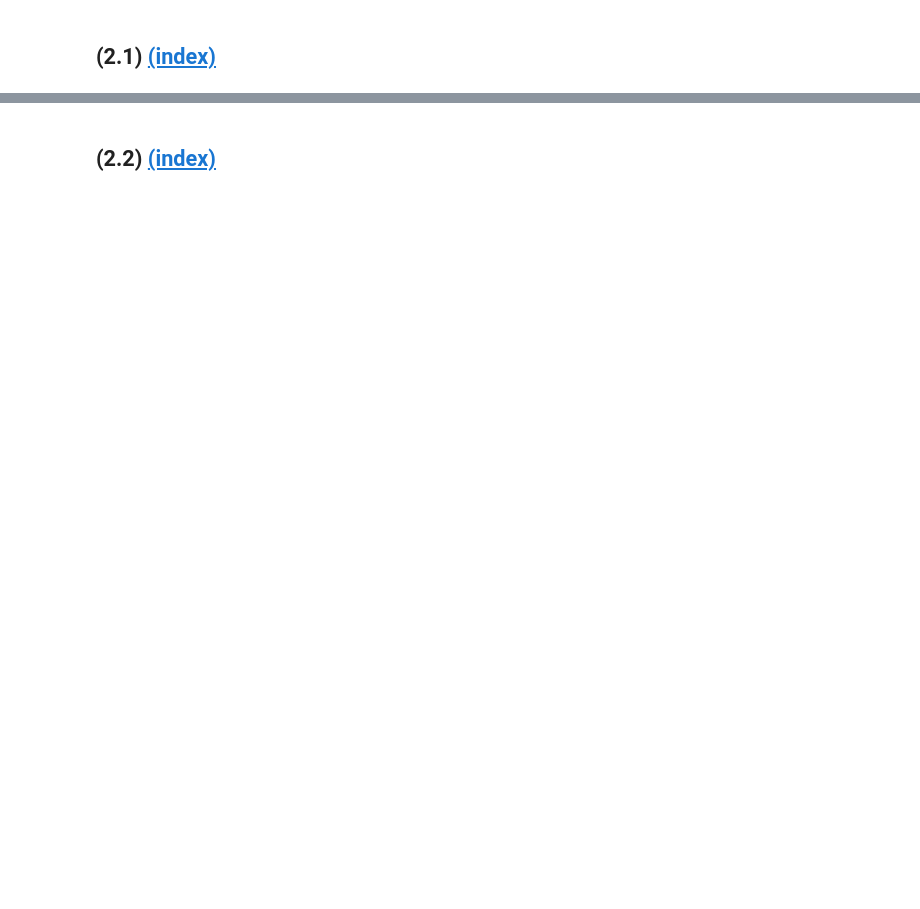
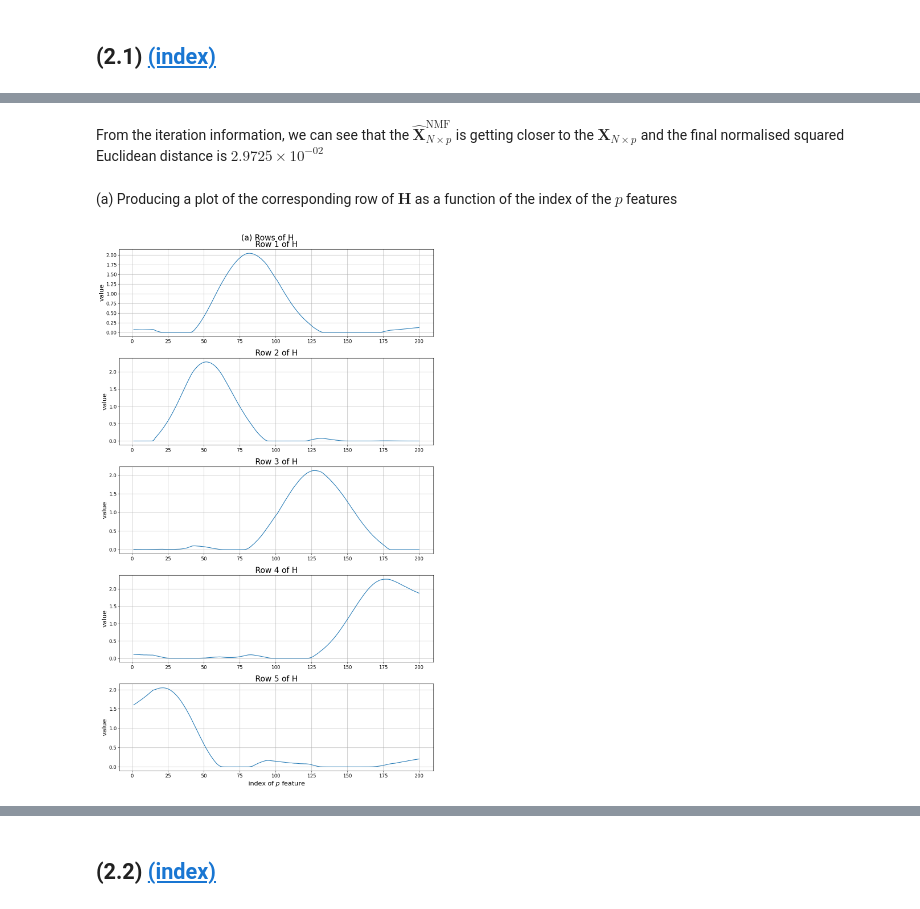
Before and after one commit to Shengyuan-Liu/MATH60026_MethodsForDataScience, a Jupyter notebook: cw2/02371367_Coursework2_Part1.ipynb, the cells around one changed output, grey strips where cells are left out. Cells and saved outputs as stored; diff of their text form; code cells hidden in the pictures; blank space fills up the shorter version.

```diff
--- a/cw2/02371367_Coursework2_Part1.ipynb
+++ b/cw2/02371367_Coursework2_Part1.ipynb
@@ -307,0 +419,30 @@ plt.show()
+# %%
+def normalized_euclidean_cost_nmf(X, W, H):
+    """
+    Computes the Normalied Euclidean NMF cost function.
+
+    Parameters:
+      X (np.ndarray): Data matrix, shape (N, p).
+      W (np.ndarray): Weight matrix, shape (N, r).
+      H (np.ndarray): Feature matrix, shape (r, p).
+
+    Returns:
+      cost_value (float): Value of the cost function.
+    """
+
+    # Check that W and H can be multiplied together
+    assert W.shape[1] == H.shape[0], "The inner dimensions of W and H do not match for multiplication."
+
+    # Test to see whether the size of X and the size of W times H matches
+    assert X.shape == (W.shape[0], H.shape[1]), "The dimensions of X do not match the dimensions of WH."
+
+    # compute the difference between X and the matrix product of W and H
+    diff = X - W @ H ## <-- SOLUTION
+
+    numerator = np.sum(diff ** 2)
+    denominator = np.sum(X ** 2)
+
+    # Compute the Euclidean distance-baosed cost function
+    cost_value = numerator / denominator## <-- SOLUTION
+
+    return cost_value
@@ -307,0 +499,3 @@ plt.show()
+# %%
+r = 5
+W, H, cost_values_nmf = euclidean_NMF(X_norm, r=r, rng=rng)
@@ -307,0 +514,18 @@ plt.show()
+# %% [markdown]
+From the iteration information, we can see that the $\mathbf{\hat{X}}^{\text{NMF}}_{N\times p}$ is getting closer to the $\mathbf{X}_{N\times p}$ and the final normalised squared Euclidean distance is $2.9725\times 10^{-02}$
+# %% [markdown]
+(a) Producing a plot of the corresponding row of $\mathbf{H}$ as a function of the index of the $p$ features
+# %%
+# (a) For each j in 1, 2, ..., r, plot the j-th row of H against the index of p features
+fig, axes = plt.subplots(r, 1, figsize=(12, 20))
+x_axis_p = range(1, X_norm.shape[1] + 1)
+for j in range(r):
+    axes[j].plot(x_axis_p, H[j, :])
+    axes[j].set(ylabel='value', title=f'Row {j+1} of H')
+    axes[j].grid(True)
+axes[-1].set_xlabel('index of $p$ feature')
+fig.suptitle('(a) Rows of H')
+fig.tight_layout()
+plt.show()
+# %% [output]
+[figure, added]
```
Also changed, not shown: parts of 57 cells of this notebook.
